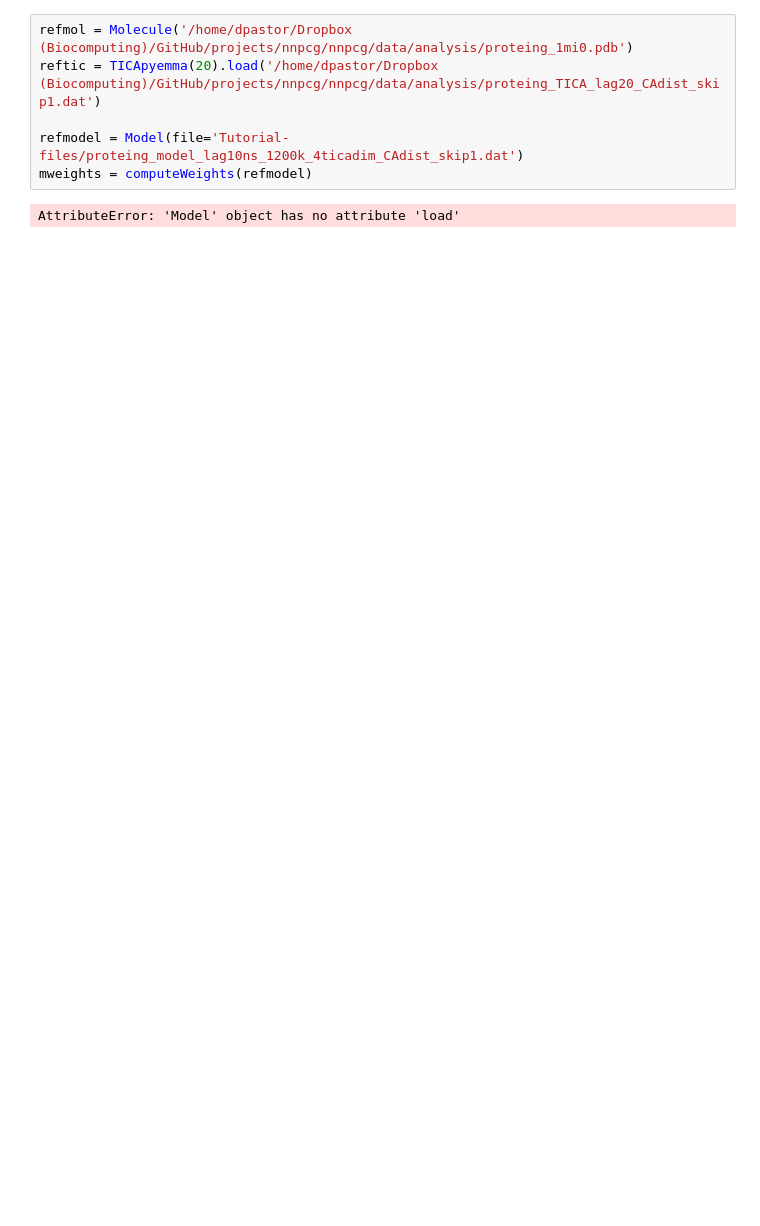
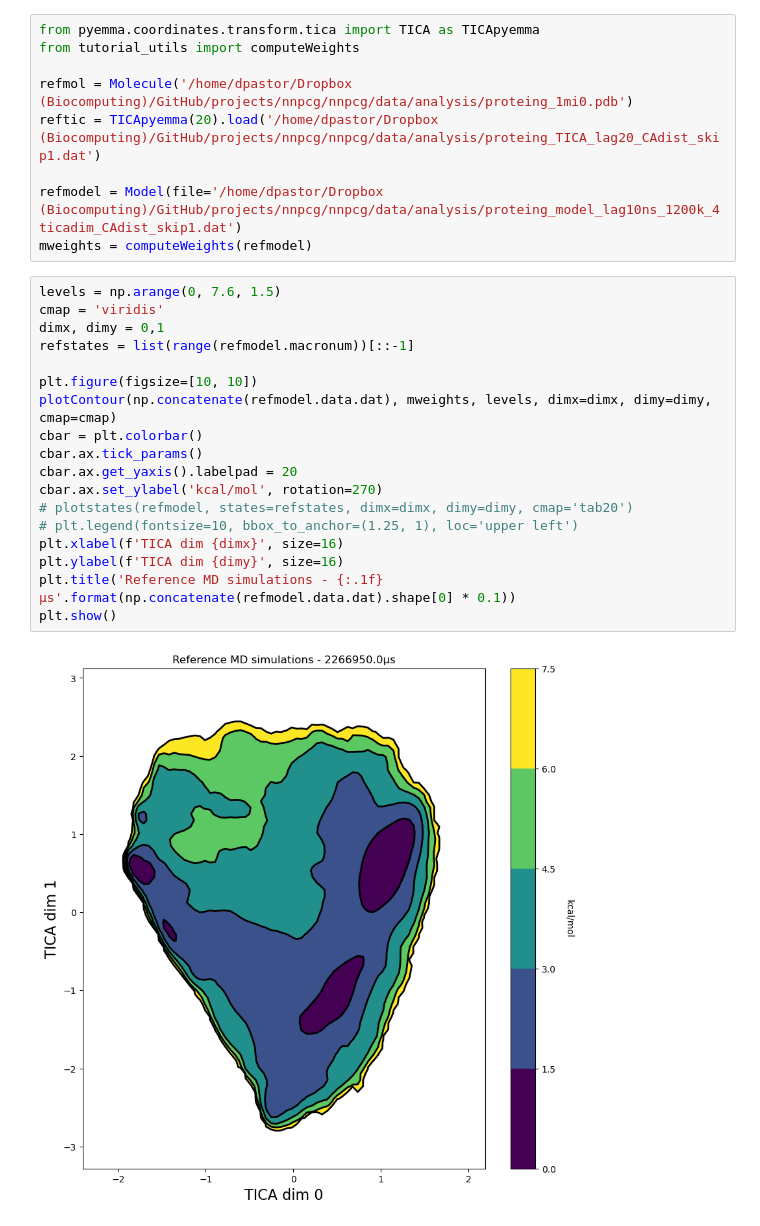
Before and after one commit to tieleman-lab/nnpcg, a Jupyter notebook: tutorials/analyzing.ipynb, the cells around one changed output. Saved outputs shown, nothing was run; the diff lists cells and outputs as text; blank space fills up the shorter version.

```diff
--- a/tutorials/analyzing.ipynb
+++ b/tutorials/analyzing.ipynb
@@ -12,8 +16,29 @@ from model import Model
 # %%
+from pyemma.coordinates.transform.tica import TICA as TICApyemma
+from tutorial_utils import computeWeights
+
 refmol = Molecule('/home/dpastor/Dropbox (Biocomputing)/GitHub/projects/nnpcg/nnpcg/data/analysis/proteing_1mi0.pdb')
 reftic = TICApyemma(20).load('/home/dpastor/Dropbox (Biocomputing)/GitHub/projects/nnpcg/nnpcg/data/analysis/proteing_TICA_lag20_CAdist_skip1.dat')
 
-refmodel = Model(file='Tutorial-files/proteing_model_lag10ns_1200k_4ticadim_CAdist_skip1.dat')
+refmodel = Model(file='/home/dpastor/Dropbox (Biocomputing)/GitHub/projects/nnpcg/nnpcg/data/analysis/proteing_model_lag10ns_1200k_4ticadim_CAdist_skip1.dat')
 mweights = computeWeights(refmodel)
-# %% [output]
-AttributeError: 'Model' object has no attribute 'load'
+# %%
+levels = np.arange(0, 7.6, 1.5)
+cmap = 'viridis'
+dimx, dimy = 0,1
+refstates = list(range(refmodel.macronum))[::-1]
+
+plt.figure(figsize=[10, 10])
+plotContour(np.concatenate(refmodel.data.dat), mweights, levels, dimx=dimx, dimy=dimy, cmap=cmap)
+cbar = plt.colorbar()
+cbar.ax.tick_params()
+cbar.ax.get_yaxis().labelpad = 20
+cbar.ax.set_ylabel('kcal/mol', rotation=270)
+# plotstates(refmodel, states=refstates, dimx=dimx, dimy=dimy, cmap='tab20')
+# plt.legend(fontsize=10, bbox_to_anchor=(1.25, 1), loc='upper left')
+plt.xlabel(f'TICA dim {dimx}', size=16)
+plt.ylabel(f'TICA dim {dimy}', size=16)
+plt.title('Reference MD simulations - {:.1f}µs'.format(np.concatenate(refmodel.data.dat).shape[0] * 0.1))
+plt.show()
+# %% [output]
+[figure, added]
```
Also changed, not shown: parts of 17 cells of this notebook, 3 other files.
